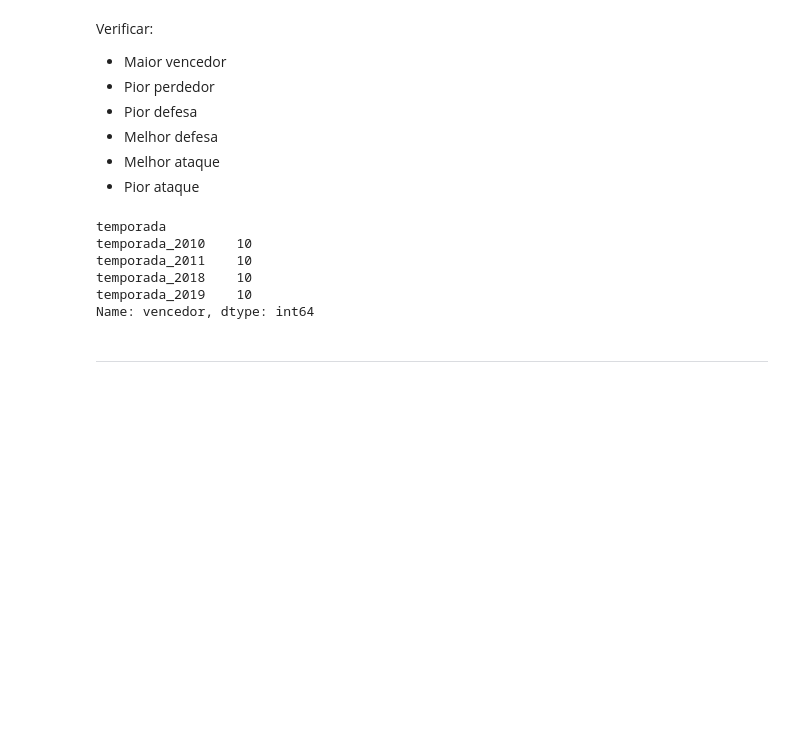
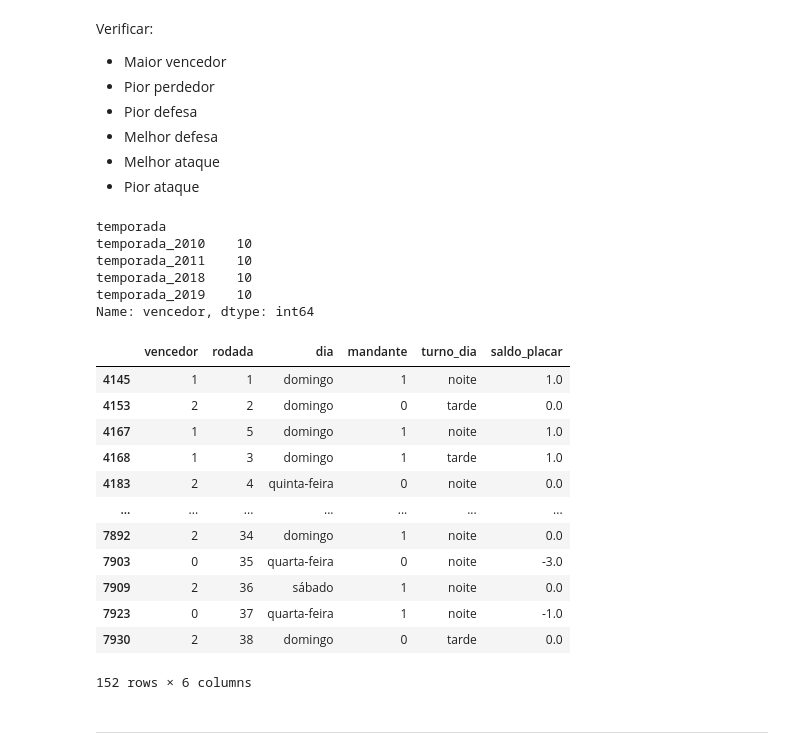
Before and after one commit to FelipeGBarreto/Campeonato_Brasileiro, a Jupyter notebook: BRASILEIRÃO.ipynb, the cells around one changed output. Drawn from its saved outputs; the diff is of its cells as text; code cells hidden in the pictures; blank space fills up the shorter version.

```diff
--- a/BRASILEIRÃO.ipynb
+++ b/BRASILEIRÃO.ipynb
@@ -391,6 +394,41 @@ temporada_2011    10
 temporada_2018    10
 temporada_2019    10
 Name: vencedor, dtype: int64
+# %%
+clube = "ceará"
+# %%
+time = times[(times.visitante == clube) | (times.mandante == clube)]
+# time = 1
+# demais = 0
+
+# y --> 1 = venceu, 2 = empatou, 0 = perdeu
+
+for col in ['mandante','vencedor']:
+    time[col] = time[col].map({clube: "1", "-": "2"}).fillna("0")
+
+# saldo placar
+for i in range(time.shape[0]):
+    if time.vencedor.iloc[i] == "1": time['saldo_placar'].iloc[i] = abs(time.mandante_placar.iloc[i] - time.visitante_placar.iloc[i])
+    elif time.vencedor.iloc[i] == "0": time['saldo_placar'].iloc[i] = (-1)*abs(time.mandante_placar.iloc[i] - time.visitante_placar.iloc[i])
+    else: time['saldo_placar'].iloc[i] = 0
+
+time = time[['vencedor','rodada','dia','mandante','turno_dia','saldo_placar']]
+# %%
+time
+# %% [output]
+|  | vencedor | rodada | dia | mandante | turno_dia | saldo_placar |
+| 4145 | 1 | 1 | domingo | 1 | noite | 1.0 |
+| 4153 | 2 | 2 | domingo | 0 | tarde | 0.0 |
+| 4167 | 1 | 5 | domingo | 1 | noite | 1.0 |
+| 4168 | 1 | 3 | domingo | 1 | tarde | 1.0 |
+| 4183 | 2 | 4 | quinta-feira | 0 | noite | 0.0 |
+| ... | ... | ... | ... | ... | ... | ... |
+| 7892 | 2 | 34 | domingo | 1 | noite | 0.0 |
+| 7903 | 0 | 35 | quarta-feira | 0 | noite | -3.0 |
+| 7909 | 2 | 36 | sábado | 1 | noite | 0.0 |
+| 7923 | 0 | 37 | quarta-feira | 1 | noite | -1.0 |
+| 7930 | 2 | 38 | domingo | 0 | tarde | 0.0 |
+152 rows × 6 columns
 # %% [markdown]
 <hr style='border: 1.5px solid LimeGreen;'>
 # %% [markdown]
```
Also changed, not shown: parts of 7 cells of this notebook.
